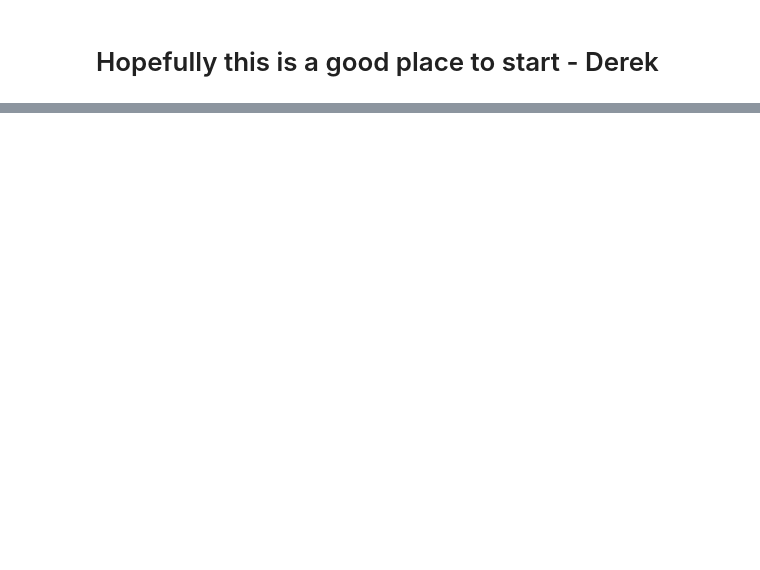
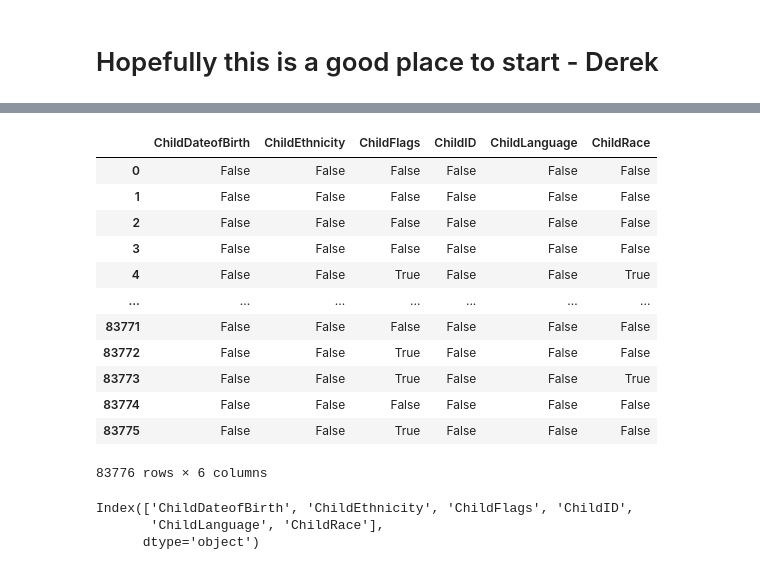
Before and after one commit to tangderek-702/kidango_dss, a Jupyter notebook: Sandbox.ipynb, the cells around one changed output, grey strips where cells are left out. Drawn from its saved outputs; the diff is of its cells as text; code cells hidden in the pictures; blank space fills up the shorter version.

```diff
--- a/Sandbox.ipynb
+++ b/Sandbox.ipynb
@@ -20,0 +66,22 @@ pd.read_csv('18-19 attendance master.csv')
+# %%
+demog.isnull()
+# %% [output]
+|  | ChildDateofBirth | ChildEthnicity | ChildFlags | ChildID | ChildLanguage | ChildRace |
+| 0 | False | False | False | False | False | False |
+| 1 | False | False | False | False | False | False |
+| 2 | False | False | False | False | False | False |
+| 3 | False | False | False | False | False | False |
+| 4 | False | False | True | False | False | True |
+| ... | ... | ... | ... | ... | ... | ... |
+| 83771 | False | False | False | False | False | False |
+| 83772 | False | False | True | False | False | False |
+| 83773 | False | False | True | False | False | True |
+| 83774 | False | False | False | False | False | False |
+| 83775 | False | False | True | False | False | False |
+83776 rows × 6 columns
+# %%
+demog.columns # Add age
+# %% [output]
+Index(['ChildDateofBirth', 'ChildEthnicity', 'ChildFlags', 'ChildID',
+       'ChildLanguage', 'ChildRace'],
+      dtype='object')
```
Also changed, not shown: parts of 20 cells of this notebook.
